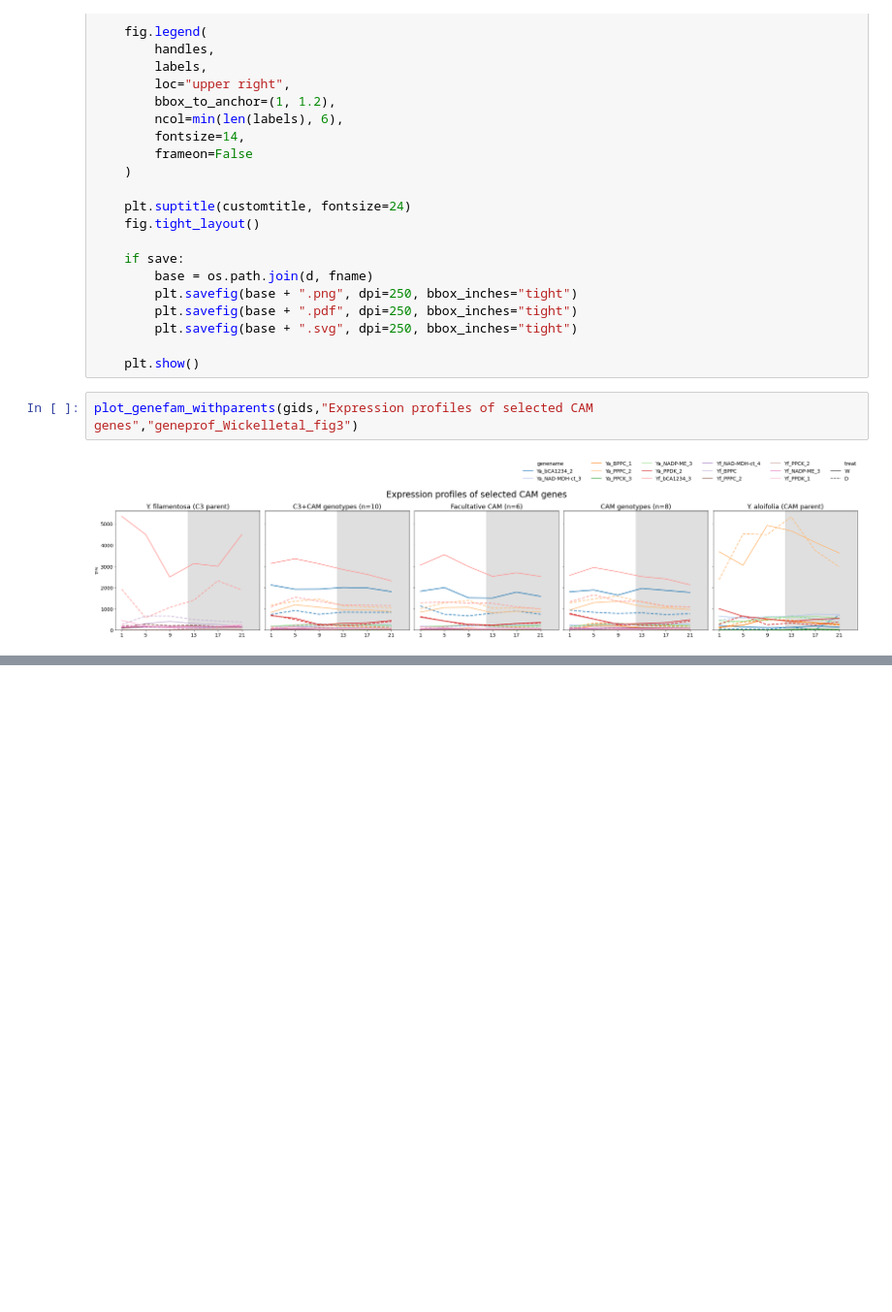
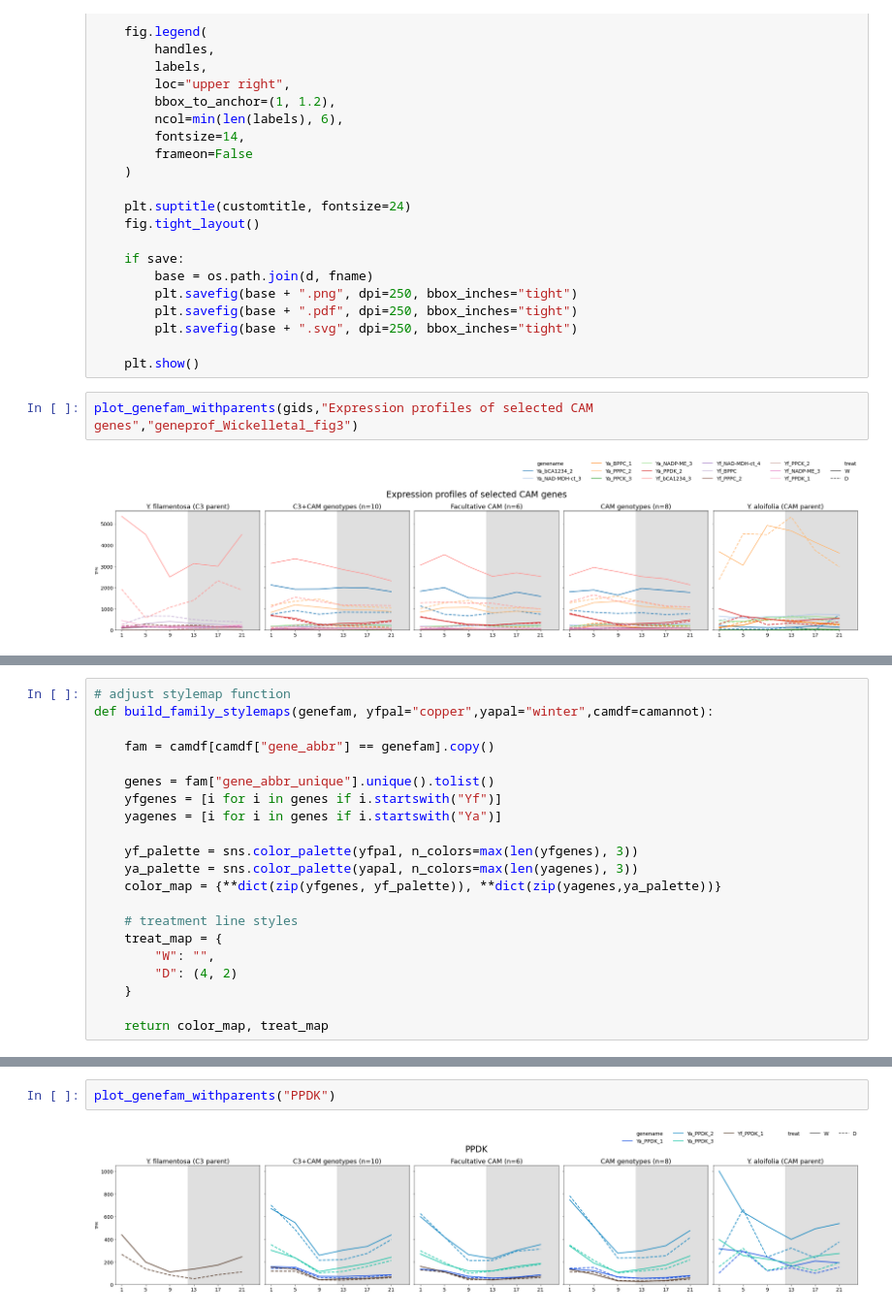
Before and after one commit to achpardo/yucca-genomics, a Jupyter notebook: masigpro/CAM_TS_genes.ipynb, the cells around one changed output, grey strips where cells are left out. Shown at 97% size. Saved outputs shown, nothing was run; the diff lists cells and outputs as text; blank space fills up the shorter version.

Commit message:
change colors on CAM gene profiles

```diff
--- a/masigpro/CAM_TS_genes.ipynb
+++ b/masigpro/CAM_TS_genes.ipynb
@@ -945,0 +998,21 @@ plot_genefam_withparents(gids,"Expression profiles of selected CAM genes","genep
+# %%
+# adjust stylemap function
+def build_family_stylemaps(genefam, yfpal="copper",yapal="winter",camdf=camannot):
+
+    fam = camdf[camdf["gene_abbr"] == genefam].copy()
+
+    genes = fam["gene_abbr_unique"].unique().tolist()
+    yfgenes = [i for i in genes if i.startswith("Yf")]
+    yagenes = [i for i in genes if i.startswith("Ya")]
+
+    yf_palette = sns.color_palette(yfpal, n_colors=max(len(yfgenes), 3))
+    ya_palette = sns.color_palette(yapal, n_colors=max(len(yagenes), 3))
+    color_map = {**dict(zip(yfgenes, yf_palette)), **dict(zip(yagenes,ya_palette))}
+
+    # treatment line styles
+    treat_map = {
+        "W": "",
+        "D": (4, 2)
+    }
+
+    return color_map, treat_map
@@ -945,0 +1131,4 @@ plot_genefam_withparents(gids,"Expression profiles of selected CAM genes","genep
+# %%
+plot_genefam_withparents("PPDK")
+# %% [output]
+[figure, added]
```
Also changed, not shown: parts of 34 cells of this notebook.
